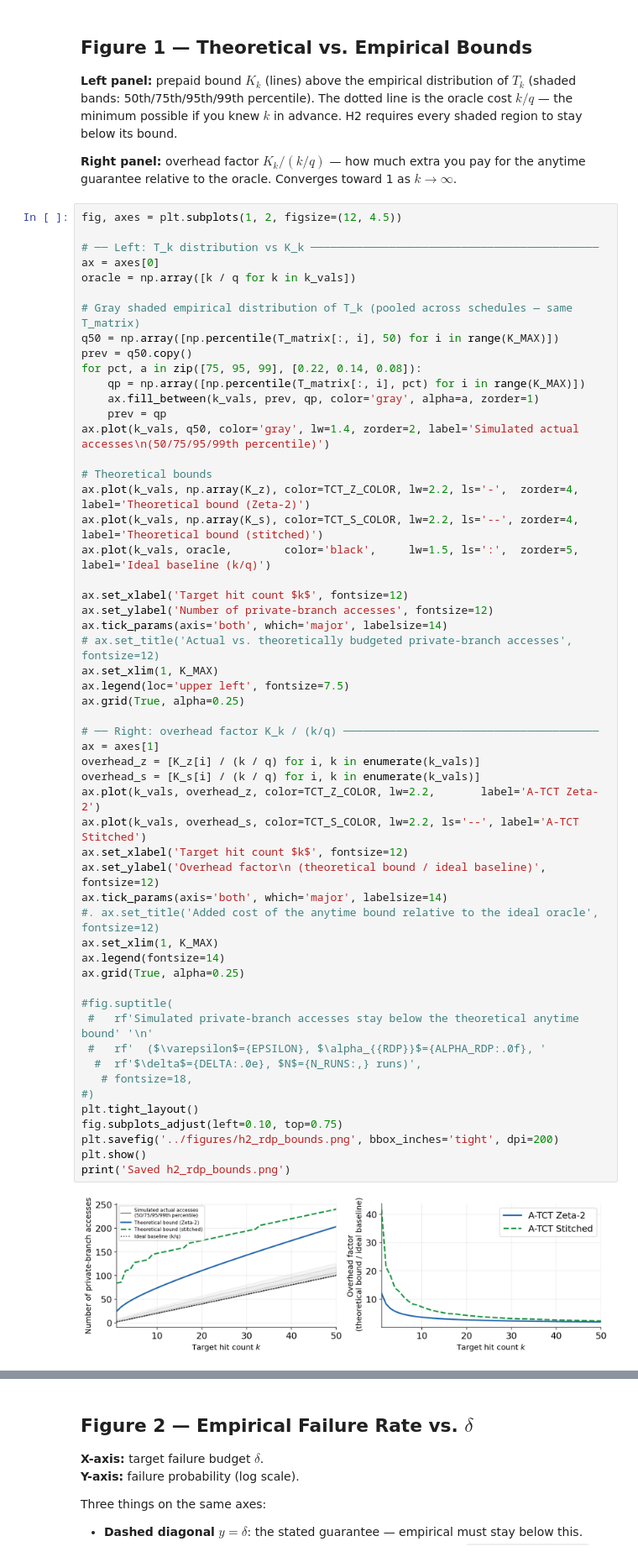
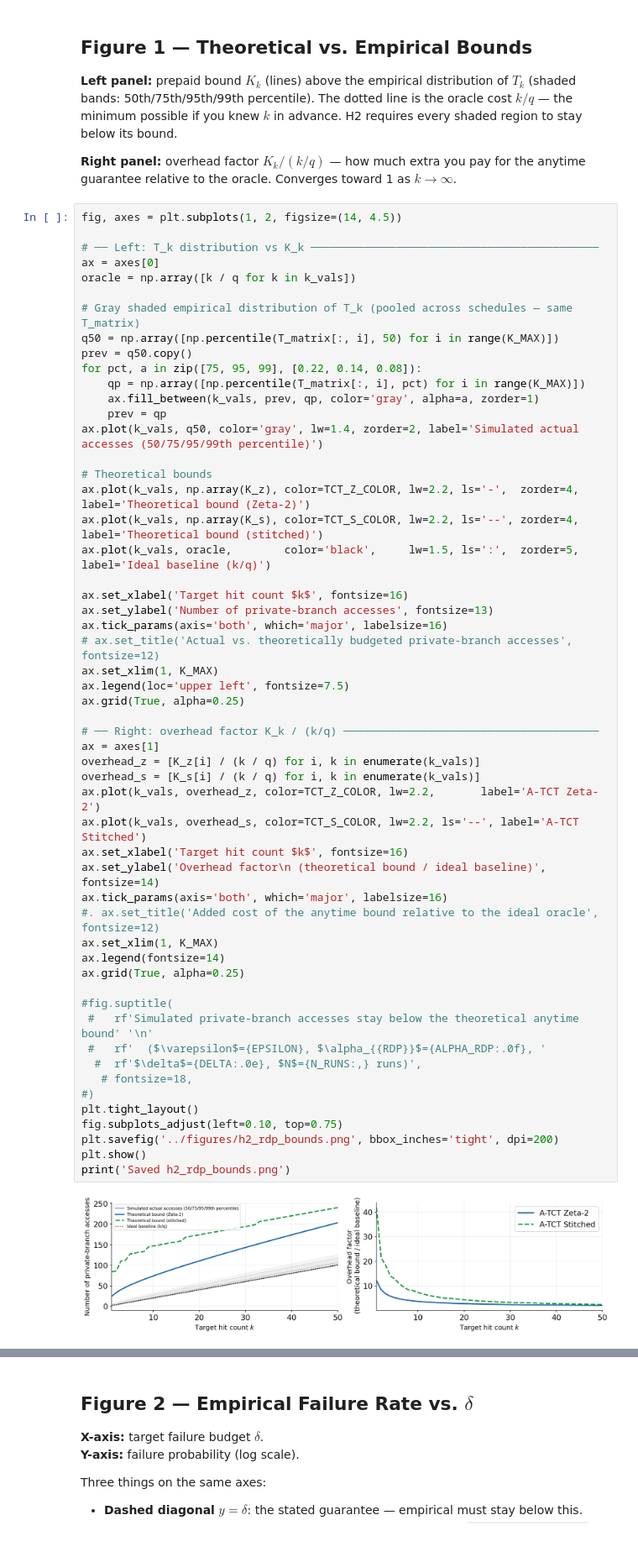
Before and after one commit to arcaulfield/adaptive-act, a Jupyter notebook: notebooks/15_h2_rdp.ipynb, the cells around one changed output, grey strips where cells are left out. Shown at 84% size. Cells and saved outputs as stored; diff of their text form.

```diff
--- a/notebooks/15_h2_rdp.ipynb
+++ b/notebooks/15_h2_rdp.ipynb
@@ -128,7 +128,7 @@ shaded region to stay below its bound.
 **Right panel:** overhead factor $K_k / (k/q)$ — how much extra you pay for the
 anytime guarantee relative to the oracle. Converges toward 1 as $k \to \infty$.
 # %%
-fig, axes = plt.subplots(1, 2, figsize=(12, 4.5))
+fig, axes = plt.subplots(1, 2, figsize=(14, 4.5))
 
 # ── Left: T_k distribution vs K_k ────────────────────────────────────────────
 ax = axes[0]
@@ -141,48 +141,48 @@ for pct, a in zip([75, 95, 99], [0.22, 0.14, 0.08]):
     qp = np.array([np.percentile(T_matrix[:, i], pct) for i in range(K_MAX)])
     ax.fill_between(k_vals, prev, qp, color='gray', alpha=a, zorder=1)
     prev = qp
-ax.plot(k_vals, q50, color='gray', lw=1.4, zorder=2, label='Simulated actual accesses\n(50/75/95/99th percentile)')
+ax.plot(k_vals, q50, color='gray', lw=1.4, zorder=2, label='Simulated actual accesses (50/75/95/99th percentile)')
 
 # Theoretical bounds
 ax.plot(k_vals, np.array(K_z), color=TCT_Z_COLOR, lw=2.2, ls='-',  zorder=4, label='Theoretical bound (Zeta-2)')
 ax.plot(k_vals, np.array(K_s), color=TCT_S_COLOR, lw=2.2, ls='--', zorder=4, label='Theoretical bound (stitched)')
 ax.plot(k_vals, oracle,        color='black',     lw=1.5, ls=':',  zorder=5, label='Ideal baseline (k/q)')
 
-ax.set_xlabel('Target hit count $k$', fontsize=12)
-ax.set_ylabel('Number of private-branch accesses', fontsize=12)
-ax.tick_params(axis='both', which='major', labelsize=14)
+ax.set_xlabel('Target hit count $k$', fontsize=16)
+ax.set_ylabel('Number of private-branch accesses', fontsize=13)
+ax.tick_params(axis='both', which='major', labelsize=16)
 # ax.set_title('Actual vs. theoretically budgeted private-branch accesses', fontsize=12)
 ax.set_xlim(1, K_MAX)
 ax.legend(loc='upper left', fontsize=7.5)
 ax.grid(True, alpha=0.25)
 
 # ── Right: overhead factor K_k / (k/q) ───────────────────────────────────────
 ax = axes[1]
 overhead_z = [K_z[i] / (k / q) for i, k in enumerate(k_vals)]
 overhead_s = [K_s[i] / (k / q) for i, k in enumerate(k_vals)]
 ax.plot(k_vals, overhead_z, color=TCT_Z_COLOR, lw=2.2,       label='A-TCT Zeta-2')
 ax.plot(k_vals, overhead_s, color=TCT_S_COLOR, lw=2.2, ls='--', label='A-TCT Stitched')
-ax.set_xlabel('Target hit count $k$', fontsize=12)
-ax.set_ylabel('Overhead factor\n (theoretical bound / ideal baseline)', fontsize=12)
-ax.tick_params(axis='both', which='major', labelsize=14)
+ax.set_xlabel('Target hit count $k$', fontsize=16)
+ax.set_ylabel('Overhead factor\n (theoretical bound / ideal baseline)', fontsize=14)
+ax.tick_params(axis='both', which='major', labelsize=16)
 #. ax.set_title('Added cost of the anytime bound relative to the ideal oracle', fontsize=12)
 ax.set_xlim(1, K_MAX)
 ax.legend(fontsize=14)
 ax.grid(True, alpha=0.25)
 
 #fig.suptitle(
  #   rf'Simulated private-branch accesses stay below the theoretical anytime bound' '\n'
  #   rf'  ($\varepsilon$={EPSILON}, $\alpha_{{RDP}}$={ALPHA_RDP:.0f}, '
   #  rf'$\delta$={DELTA:.0e}, $N$={N_RUNS:,} runs)',
    # fontsize=18,
 #)
 plt.tight_layout()
 fig.subplots_adjust(left=0.10, top=0.75)
 plt.savefig('../figures/h2_rdp_bounds.png', bbox_inches='tight', dpi=200)
 plt.show()
 print('Saved h2_rdp_bounds.png')
 # %% [output]
-[figure, old version]
+[figure, new version]
 Saved h2_rdp_bounds.png
 # %% [markdown]
 ## Figure 2 — Empirical Failure Rate vs. $\delta$
```
Also changed, not shown: parts of 1 cell of this notebook, 4 other files.
